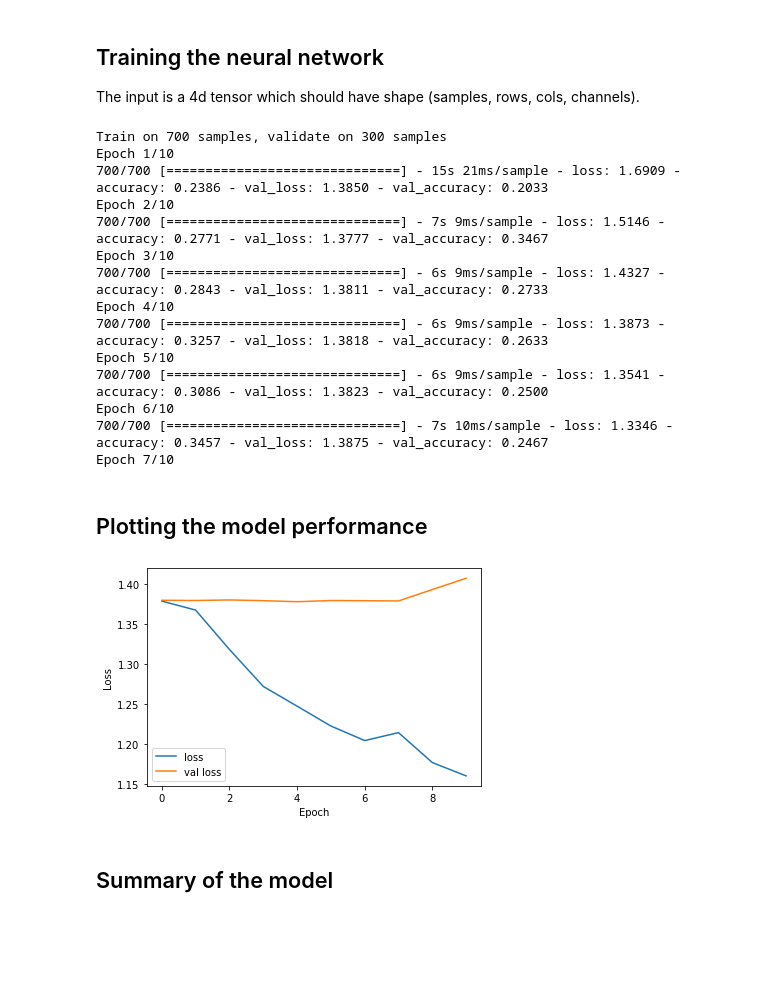
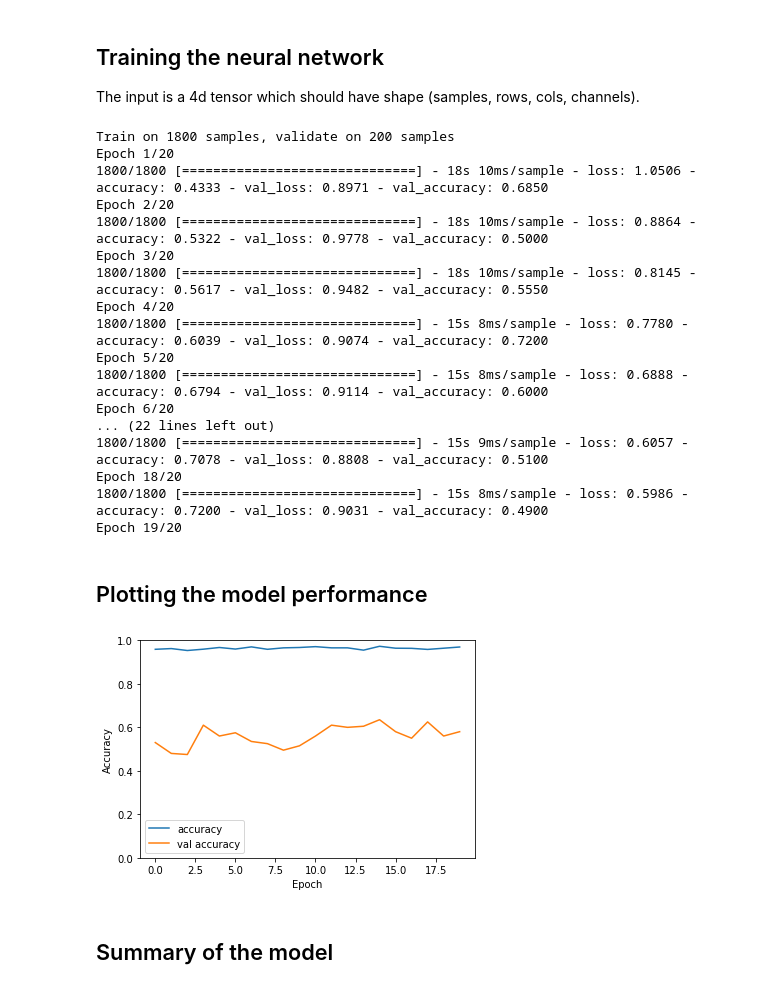
Before and after one commit to pletzer/counting-spots-workshop, a Jupyter notebook: classifySpotsTransferLearning.ipynb, the cells around one changed output. Saved outputs shown, nothing was run; the diff lists cells and outputs as text; code cells hidden in the pictures; blank space fills up the shorter version.

Commit message:
best model

```diff
--- a/classifySpotsTransferLearning.ipynb
+++ b/classifySpotsTransferLearning.ipynb
@@ -89,8 +89,8 @@ def generateRandomSamples(numSamples):
             data /= maxVal
         data = np.nan_to_num(data)
         samplesInput[sample, :, :, 0] = data
-        samplesInput[sample, :, :, 1] = 0.9 * data
-        samplesInput[sample, :, :, 2] = 0.8 * data
+        samplesInput[sample, :, :, 1] = 0.8*data
+        samplesInput[sample, :, :, 2] = 0.7*data
         # map the number of spots to one of our categories (classIndex is
         # in the range 0...len(categories) - 1)
         classIndex = [eval(f'{numSpots}' + c) for c in categories].index(True)
@@ -145,25 +145,25 @@ plotData(0, min(10, numTest), testInput, testOutput)  # plotting a subset of the
 # %%
 from tensorflow import keras
 
+model = keras.Sequential()
+
 # build the neural network
-model0 = keras.applications.inception_v3.InceptionV3(weights='imagenet',
+modelPretrained = keras.applications. mobilenet.MobileNet(weights='imagenet',
                                             include_top=False,
+                                            pooling='avg',
+                                            alpha=0.75,
+                                            dropout=0.01,
                                             input_shape=(numCells, numCells, 3))
 
-# freeze all the layers
-for layer in model0.layers:
-    layer.trainable = False
+model.add(modelPretrained)
 
-# add some layers
-x = keras.layers.Flatten()(model0.output)
-for numFilters in (256, 128, 32, 16):
-    x = keras.layers.Dense(numFilters, activation='relu')(x)
-    x = keras.layers.Dropout(0.5)(x)
+for nn in (16, 16):
+    model.add(keras.layers.Dense(nn, activation='relu'))
+    model.add(keras.layers.Dropout(0.5))
 
-# new classification layer
-y = keras.layers.Dense(len(categories), activation='softmax')(x)
+model.add(keras.layers.Dense(len(categories), activation='softmax'))
 
-model = keras.models.Model(inputs=model0.input, outputs=y)
+model.layers[0].trainable = False
 
 # configure the model for training
 model.compile(optimizer='adam',
@@ -177,36 +174,40 @@ Downloading data from https://github.com/fchollet/deep-learning-models/releases/
 
 The input is a 4d tensor which should have shape (samples, rows, cols, channels).
 # %%
-numEpochs = 10
+numEpochs = 20
 history = model.fit(trainInput,
-                    trainOutput, epochs=numEpochs, validation_split=0.3)
+                    trainOutput, epochs=numEpochs, validation_split=0.1, batch_size=16)
 # %% [output]
-Train on 700 samples, validate on 300 samples
-Epoch 1/10
-700/700 [==============================] - 15s 21ms/sample - loss: 1.6909 - accuracy: 0.2386 - val_loss: 1.3850 - val_accuracy: 0.2033
-Epoch 2/10
-700/700 [==============================] - 7s 9ms/sample - loss: 1.5146 - accuracy: 0.2771 - val_loss: 1.3777 - val_accuracy: 0.3467
-Epoch 3/10
-700/700 [==============================] - 6s 9ms/sample - loss: 1.4327 - accuracy: 0.2843 - val_loss: 1.3811 - val_accuracy: 0.2733
-Epoch 4/10
-700/700 [==============================] - 6s 9ms/sample - loss: 1.3873 - accuracy: 0.3257 - val_loss: 1.3818 - val_accuracy: 0.2633
-Epoch 5/10
-700/700 [==============================] - 6s 9ms/sample - loss: 1.3541 - accuracy: 0.3086 - val_loss: 1.3823 - val_accuracy: 0.2500
-Epoch 6/10
-700/700 [==============================] - 7s 10ms/sample - loss: 1.3346 - accuracy: 0.3457 - val_loss: 1.3875 - val_accuracy: 0.2467
-Epoch 7/10
+Train on 1800 samples, validate on 200 samples
+Epoch 1/20
+1800/1800 [==============================] - 18s 10ms/sample - loss: 1.0506 - accuracy: 0.4333 - val_loss: 0.8971 - val_accuracy: 0.6850
+Epoch 2/20
+1800/1800 [==============================] - 18s 10ms/sample - loss: 0.8864 - accuracy: 0.5322 - val_loss: 0.9778 - val_accuracy: 0.5000
+Epoch 3/20
+1800/1800 [==============================] - 18s 10ms/sample - loss: 0.8145 - accuracy: 0.5617 - val_loss: 0.9482 - val_accuracy: 0.5550
+Epoch 4/20
+1800/1800 [==============================] - 15s 8ms/sample - loss: 0.7780 - accuracy: 0.6039 - val_loss: 0.9074 - val_accuracy: 0.7200
+Epoch 5/20
+1800/1800 [==============================] - 15s 8ms/sample - loss: 0.6888 - accuracy: 0.6794 - val_loss: 0.9114 - val_accuracy: 0.6000
+Epoch 6/20
+... (22 lines left out)
+1800/1800 [==============================] - 15s 9ms/sample - loss: 0.6057 - accuracy: 0.7078 - val_loss: 0.8808 - val_accuracy: 0.5100
+Epoch 18/20
+1800/1800 [==============================] - 15s 8ms/sample - loss: 0.5986 - accuracy: 0.7200 - val_loss: 0.9031 - val_accuracy: 0.4900
+Epoch 19/20
 # %% [markdown]
 ## Plotting the model performance
 # %%
 # plot the loss against epoch
-plt.plot(history.history['loss'], label='loss')
-plt.plot(history.history['val_loss'], label='val loss')
+plt.plot(history.history['accuracy'], label='accuracy')
+plt.plot(history.history['val_accuracy'], label='val accuracy')
 plt.xlabel('Epoch')
-plt.ylabel('Loss')
+plt.ylabel('Accuracy')
+plt.ylim([0, 1])
 plt.legend(loc='best')
 plt.show()
 # %% [output]
-[figure, old version]
+[figure, new version]
 # %% [markdown]
 ## Summary of the model
 # %%
```
Also changed, not shown: parts of 6 cells of this notebook.
